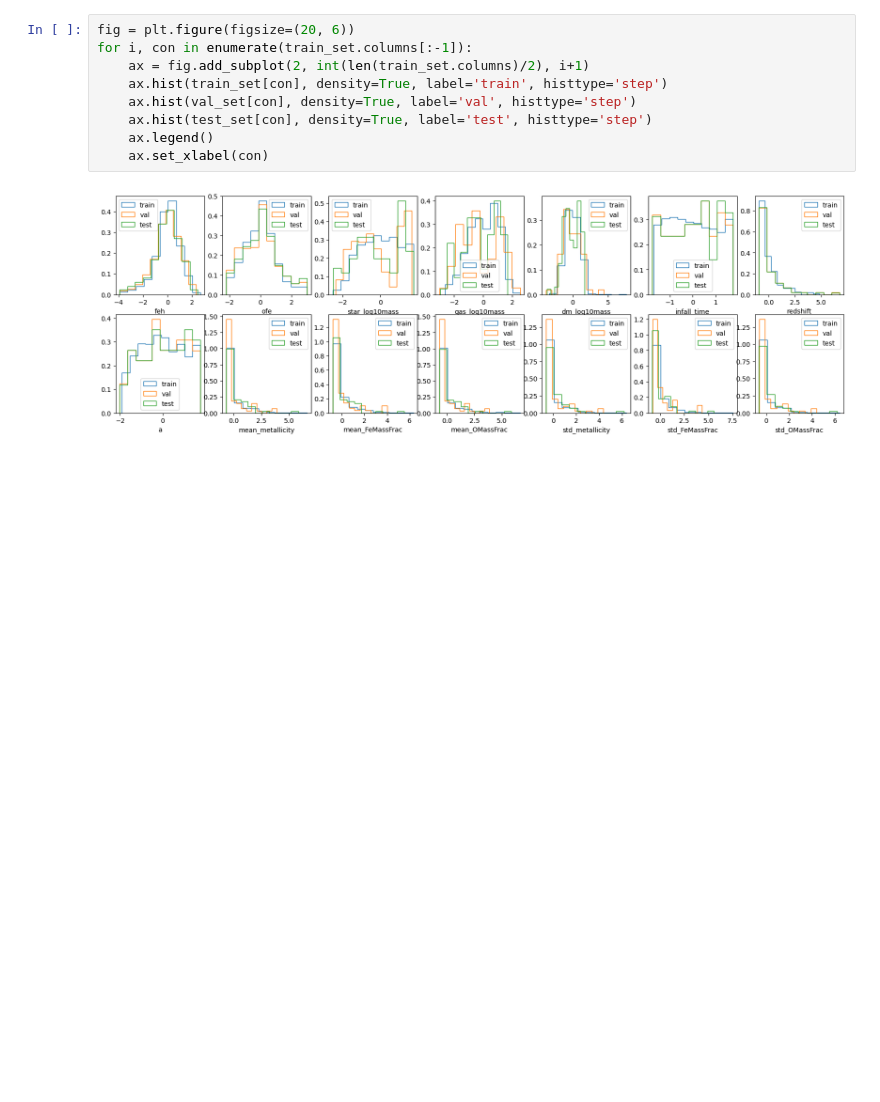
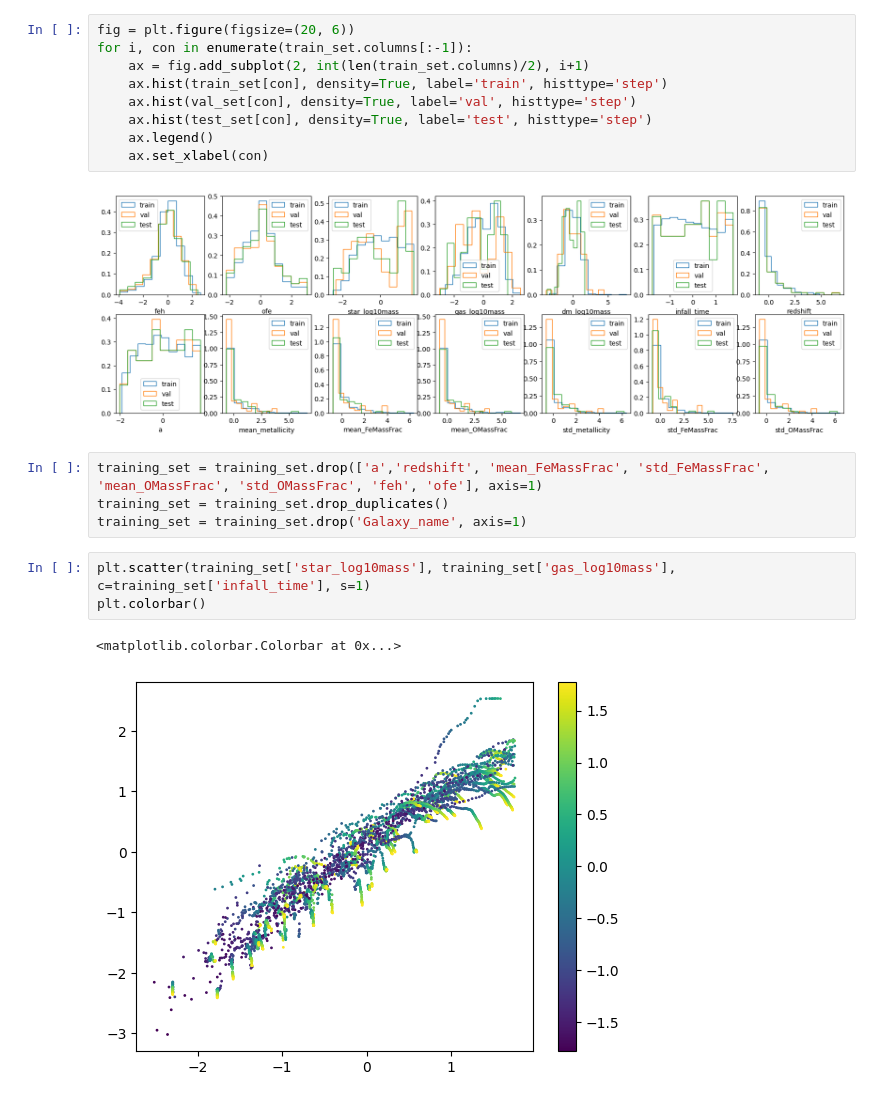
Before and after one commit to vepe99/CASBI, a Jupyter notebook: notebooks/conditions_space.ipynb, the cells around one changed output. Cells and saved outputs as stored; diff of their text form; blank space fills up the shorter version.

```diff
--- a/notebooks/conditions_space.ipynb
+++ b/notebooks/conditions_space.ipynb
@@ -73,3 +69,13 @@ for i, con in enumerate(train_set.columns[:-1]):
     ax.set_xlabel(con)
 # %% [output]
 [figure]
+# %%
+training_set = training_set.drop(['a','redshift', 'mean_FeMassFrac', 'std_FeMassFrac', 'mean_OMassFrac', 'std_OMassFrac', 'feh', 'ofe'], axis=1)
+training_set = training_set.drop_duplicates()
+training_set = training_set.drop('Galaxy_name', axis=1)
+# %%
+plt.scatter(training_set['star_log10mass'], training_set['gas_log10mass'], c=training_set['infall_time'], s=1)
+plt.colorbar()
+# %% [output]
+<matplotlib.colorbar.Colorbar at 0x...>
+[figure, added]
```
Also changed, not shown: parts of 10 cells of this notebook.
